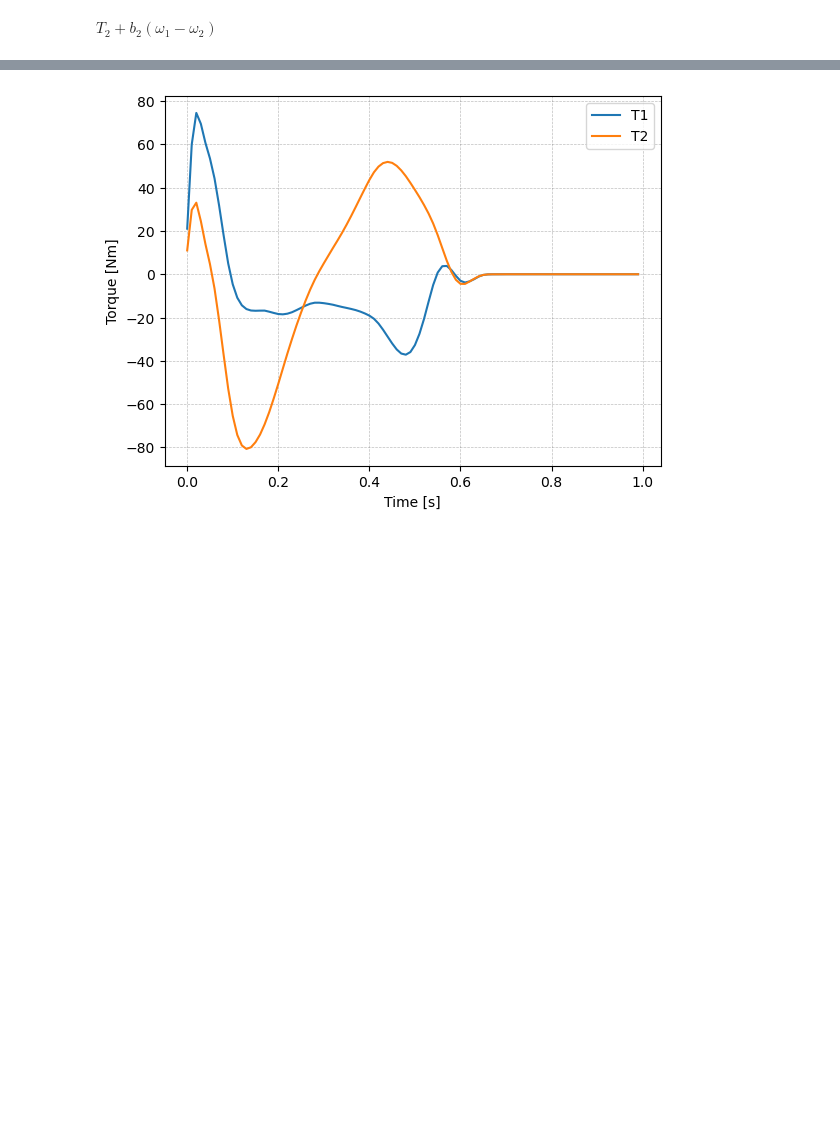
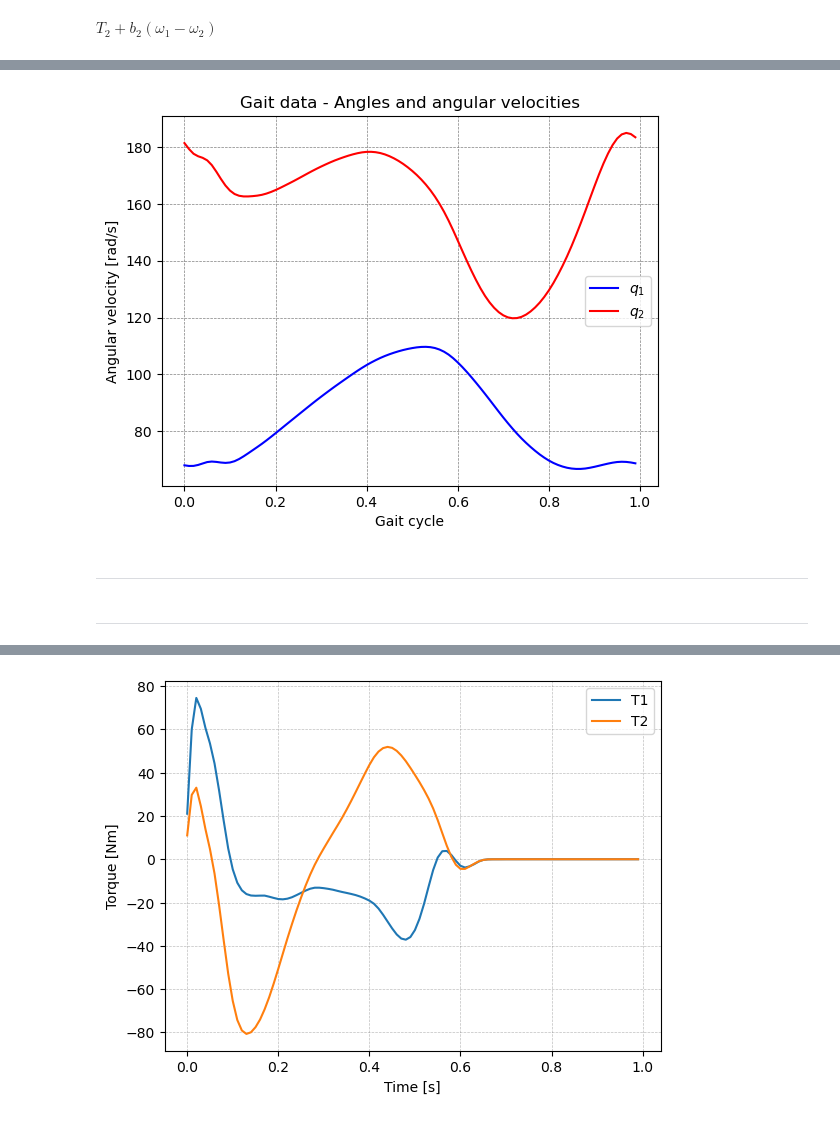
Before and after one commit to whichspaceiam/Computational_Bionics, a Jupyter notebook: Exercise_1/Task-1/task1-1.ipynb, the cells around one changed output, grey strips where cells are left out. Drawn from its saved outputs; the diff is of its cells as text; code cells hidden in the pictures; blank space fills up the shorter version.

```diff
--- a/Exercise_1/Task-1/task1-1.ipynb
+++ b/Exercise_1/Task-1/task1-1.ipynb
@@ -169,3 +201,6 @@ MX_F = np.array(gait_data["MX_F[Nm/kg]"]) * m_body
 
 q1_gait = np.deg2rad(np.array(gait_data["Flex_Ext_H[deg]"]))
 q2_gait = np.deg2rad(np.array(gait_data["Flex_Ext_K[deg]"]))
+
+q1_gait = (np.array(gait_data["Flex_Ext_H[deg]"]))
+q2_gait = (np.array(gait_data["Flex_Ext_K[deg]"]))
@@ -176,3 +243,19 @@ MX_K_interp = interp1d(gait_step, MX_K, kind='cubic', fill_value='extrapolate')
+# %%
+# plot form gait data: q1, q2, omega1, omega2, q1 like omega1 and q2 like omega2
+
+plt.figure()
+plt.title('Gait data - Angles and angular velocities')
+plt.plot(gait_time, q1_gait, 'b', label='$q_1$')
+plt.plot(gait_time, q2_gait, 'r', label='$q_2$')
+# plt.plot(gait_time, dq1_dt, 'b--', label=r'$\omega_1$')
+# plt.plot(gait_time, dq2_dt, 'r--', label=r'$\omega_2$')
+plt.xlabel('Gait cycle')
+plt.ylabel('Angular velocity [rad/s]')
+plt.grid(which='both', linestyle='--', linewidth=0.5, color='gray')
+plt.legend()
+plt.show()
+# %% [output]
+[figure, added]
 # %%
 # Time step
 dt = 0.01
@@ -203,3 +293,5 @@ def leg_model(t, y):
     dq2 = omega2
 
     return [domega1, domega2, dq1, dq2]
+# %% [markdown]
+----------------------------------
@@ -206,2 +326,4 @@ def leg_model(t, y):
+# %% [markdown]
+---------------------------
 # %%
 # Solve the ODE
```
Also changed, not shown: parts of 26 cells of this notebook, 11 other files.
